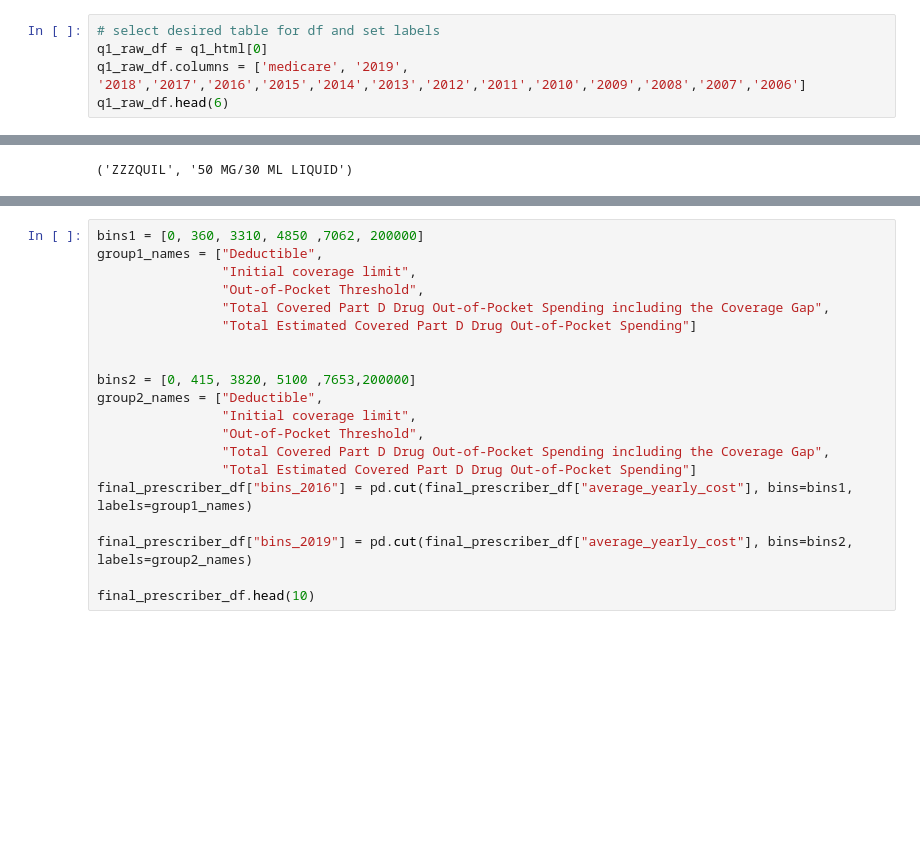
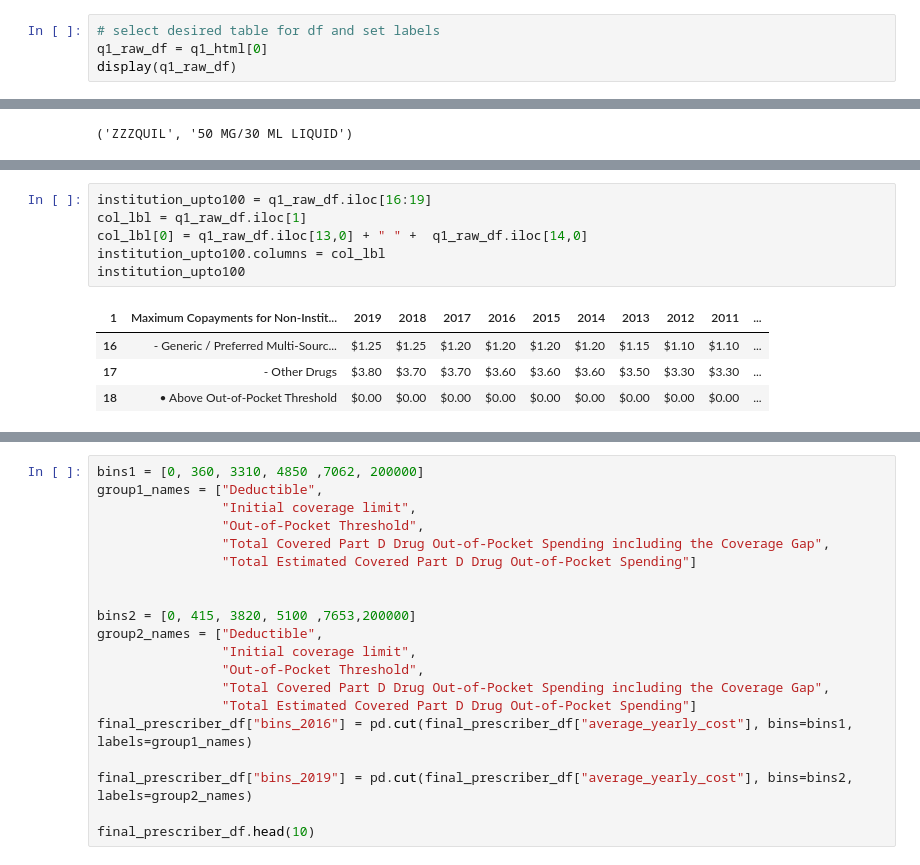
Before and after one commit to kychien/Part_D_RX_ETL, a Jupyter notebook: RX_ETL.ipynb, the cells around one changed output, grey strips where cells are left out. Drawn from its saved outputs; the diff is of its cells as text; blank space fills up the shorter version.

Commit message:
Add files via upload
20181102 - Added comments.  Fixed Q1 Medicare table parse.

```diff
--- a/RX_ETL.ipynb
+++ b/RX_ETL.ipynb
@@ -104,8 +104,7 @@ q1_html
 # %%
 # select desired table for df and set labels
 q1_raw_df = q1_html[0]
-q1_raw_df.columns = ['medicare', '2019', '2018','2017','2016','2015','2014','2013','2012','2011','2010','2009','2008','2007','2006']
-q1_raw_df.head(6)
+display(q1_raw_df)
 # %% [output]
 |  | medicare | 2019 | 2018 | 2017 | 2016 | 2015 | 2014 | 2013 | 2012 | 2011 | 2010 | ... |
 | 0 | Medicare Part D Benefit Parameter... | NaN | NaN | NaN | NaN | NaN | NaN | NaN | NaN | NaN | NaN | ... |
@@ -378,0 +405,11 @@ partial_subsidy
+# %%
+institution_upto100 = q1_raw_df.iloc[16:19]
+col_lbl = q1_raw_df.iloc[1]
+col_lbl[0] = q1_raw_df.iloc[13,0] + " " +  q1_raw_df.iloc[14,0]
+institution_upto100.columns = col_lbl
+institution_upto100
+# %% [output]
+| 1 | Maximum Copayments for Non-Instit... | 2019 | 2018 | 2017 | 2016 | 2015 | 2014 | 2013 | 2012 | 2011 | ... |
+| 16 | - Generic / Preferred Multi-Sourc... | $1.25 | $1.25 | $1.20 | $1.20 | $1.20 | $1.20 | $1.15 | $1.10 | $1.10 | ... |
+| 17 | - Other Drugs | $3.80 | $3.70 | $3.70 | $3.60 | $3.60 | $3.60 | $3.50 | $3.30 | $3.30 | ... |
+| 18 | • Above Out-of-Pocket Threshold | $0.00 | $0.00 | $0.00 | $0.00 | $0.00 | $0.00 | $0.00 | $0.00 | $0.00 | ... |
```
Also changed, not shown: parts of 22 cells of this notebook.
